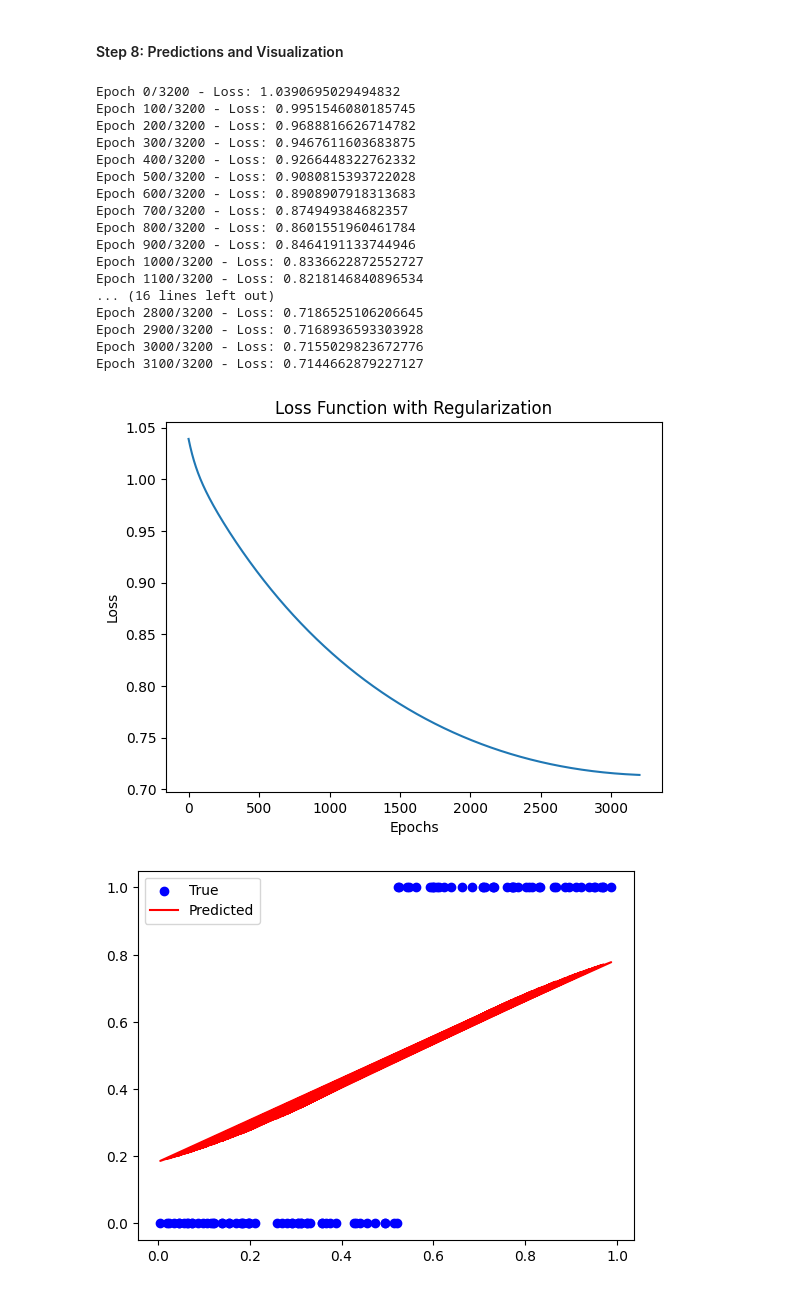
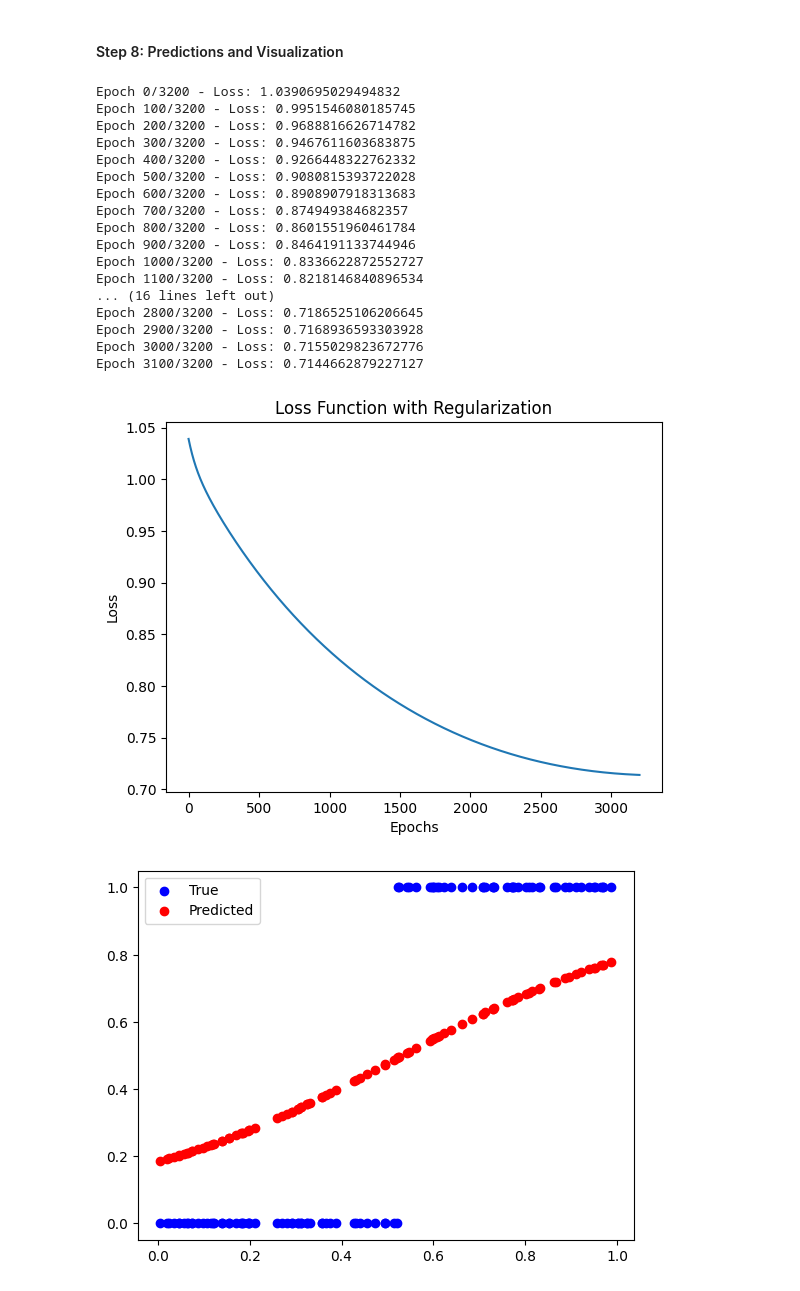
Before and after one commit to Ashutosh-Mishra21/Machine_Learning, a Jupyter notebook: NeuralNetworkScratch/Scratch.ipynb, the cells around one changed output. Saved outputs shown, nothing was run; the diff lists cells and outputs as text; code cells hidden in the pictures.

Commit message:
update the gaphical details of sigmoid prediction from plot to scatter

```diff
--- a/NeuralNetworkScratch/Scratch.ipynb
+++ b/NeuralNetworkScratch/Scratch.ipynb
@@ -265,32 +265,32 @@ plt.plot(range(len(loss_history)), loss_history)
 plt.xlabel('Epochs')
 plt.ylabel('Loss')
 plt.title('Loss Function with Regularization')
 plt.show()
 
 # Predict and plot the results
 y_pred = predict(X, weights, biases)
 
 plt.scatter(X, y, color='blue', label='True')
-plt.plot(X, y_pred, color='red', label='Predicted')
+plt.scatter(X, y_pred, color='red', label='Predicted')
 plt.legend()
 plt.show()
 # %% [output]
 Epoch 0/3200 - Loss: 1.0390695029494832
 Epoch 100/3200 - Loss: 0.9951546080185745
 Epoch 200/3200 - Loss: 0.9688816626714782
 Epoch 300/3200 - Loss: 0.9467611603683875
 Epoch 400/3200 - Loss: 0.9266448322762332
 Epoch 500/3200 - Loss: 0.9080815393722028
 Epoch 600/3200 - Loss: 0.8908907918313683
 Epoch 700/3200 - Loss: 0.874949384682357
 Epoch 800/3200 - Loss: 0.8601551960461784
 Epoch 900/3200 - Loss: 0.8464191133744946
 Epoch 1000/3200 - Loss: 0.8336622872552727
 Epoch 1100/3200 - Loss: 0.8218146840896534
 ... (16 lines left out)
 Epoch 2800/3200 - Loss: 0.7186525106206645
 Epoch 2900/3200 - Loss: 0.7168936593303928
 Epoch 3000/3200 - Loss: 0.7155029823672776
 Epoch 3100/3200 - Loss: 0.7144662879227127
 [figure]
-[figure, old version]
+[figure, new version]
```
